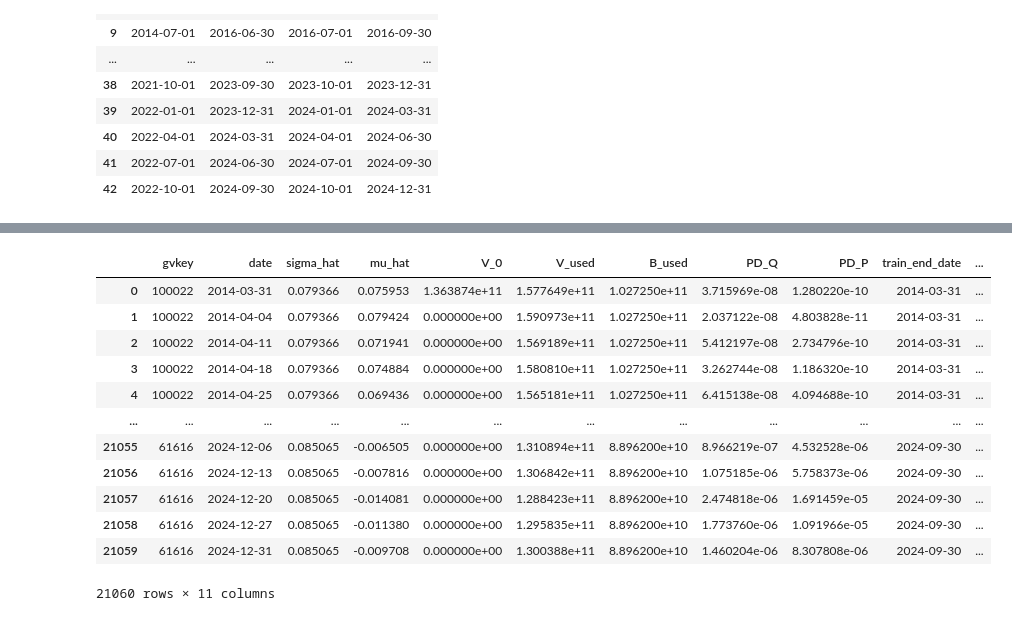
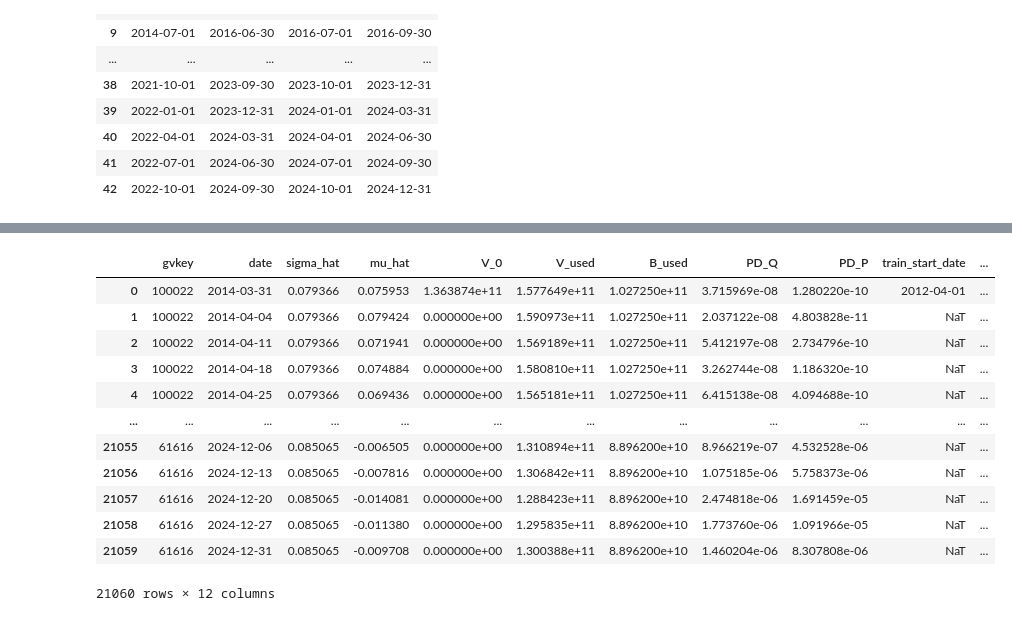
Before and after one commit to keenanveronica/Merton_NIGbayesian, a Jupyter notebook: notebooks_clean/merton_freq.ipynb, the cells around one changed output, grey strips where cells are left out. Drawn from its saved outputs; the diff is of its cells as text; code cells hidden in the pictures.

```diff
--- a/notebooks_clean/merton_freq.ipynb
+++ b/notebooks_clean/merton_freq.ipynb
@@ -587,6 +535,8 @@ for df_ in [roll_summary_df, roll_weekly_is_df, roll_weekly_oos_df]:
         df_["gvkey"] = df_["gvkey"].astype(str)
     if "date" in df_.columns:
         df_["date"] = pd.to_datetime(df_["date"])
+    if "train_start" in df_.columns:
+        df_["train_start"] = pd.to_datetime(df_["train_start"])
     if "train_end" in df_.columns:
         df_["train_end"] = pd.to_datetime(df_["train_end"])
 
@@ -622,7 +572,8 @@ train_end_rows = pd.DataFrame({
     "B_used": te["B_end"].astype(float),
     "PD_Q": te["PD_Q_1y_is"].astype(float),
     "PD_P": te["PD_P_1y_is"].astype(float),
-    "train_end_date": pd.to_datetime(te["train_end"]),   # <-- added
+    "train_start_date": pd.to_datetime(te["train_start"]),
+    "train_end_date": pd.to_datetime(te["train_end"]),
     "training_end": 1,
 })
 
@@ -638,48 +589,48 @@ oos = roll_weekly_oos_df.copy()
 oos_rows = pd.DataFrame({
     "gvkey": oos["gvkey"].astype(str),
     "date": pd.to_datetime(oos["date"]),
     "sigma_hat": oos["sigma_hat"].astype(float),
     "mu_hat": oos["mu_hat_oos_expanding"].astype(float),
     "V_0": 0.0,
     "V_used": oos["V_hat_oos"].astype(float),
     "B_used": oos["B_used"].astype(float),
     "PD_Q": oos["PD_Q_1y_oos"].astype(float),
     "PD_P": oos["PD_P_1y_oos"].astype(float),
-    "train_end_date": pd.to_datetime(oos["train_end"]),  # <-- added
+    "train_end_date": pd.to_datetime(oos["train_end"]),
     "training_end": 0,
 })
 
 # Combine
 final_df = pd.concat([train_end_rows, oos_rows], ignore_index=True)
 
 final_df = (
     final_df.sort_values(["gvkey", "date", "training_end"], ascending=[True, True, False])
             .drop_duplicates(subset=["gvkey", "date"], keep="first")
             .sort_values(["gvkey", "date"])
             .reset_index(drop=True)
 )
 
 final_df["training_end"] = final_df["training_end"].astype(int)
 
 final_df = final_df[
-    ["gvkey","date","sigma_hat","mu_hat","V_0","V_used","B_used","PD_Q","PD_P","train_end_date","training_end"]
+    ["gvkey","date","sigma_hat","mu_hat","V_0","V_used","B_used","PD_Q","PD_P","train_start_date","train_end_date","training_end"]
 ]
 
 final_df
 # %% [output]
-|  | gvkey | date | sigma_hat | mu_hat | V_0 | V_used | B_used | PD_Q | PD_P | train_end_date | ... |
-| 0 | 100022 | 2014-03-31 | 0.079366 | 0.075953 | 1.363874e+11 | 1.577649e+11 | 1.027250e+11 | 3.715969e-08 | 1.280220e-10 | 2014-03-31 | ... |
-| 1 | 100022 | 2014-04-04 | 0.079366 | 0.079424 | 0.000000e+00 | 1.590973e+11 | 1.027250e+11 | 2.037122e-08 | 4.803828e-11 | 2014-03-31 | ... |
-| 2 | 100022 | 2014-04-11 | 0.079366 | 0.071941 | 0.000000e+00 | 1.569189e+11 | 1.027250e+11 | 5.412197e-08 | 2.734796e-10 | 2014-03-31 | ... |
-| 3 | 100022 | 2014-04-18 | 0.079366 | 0.074884 | 0.000000e+00 | 1.580810e+11 | 1.027250e+11 | 3.262744e-08 | 1.186320e-10 | 2014-03-31 | ... |
-| 4 | 100022 | 2014-04-25 | 0.079366 | 0.069436 | 0.000000e+00 | 1.565181e+11 | 1.027250e+11 | 6.415138e-08 | 4.094688e-10 | 2014-03-31 | ... |
+|  | gvkey | date | sigma_hat | mu_hat | V_0 | V_used | B_used | PD_Q | PD_P | train_start_date | ... |
+| 0 | 100022 | 2014-03-31 | 0.079366 | 0.075953 | 1.363874e+11 | 1.577649e+11 | 1.027250e+11 | 3.715969e-08 | 1.280220e-10 | 2012-04-01 | ... |
+| 1 | 100022 | 2014-04-04 | 0.079366 | 0.079424 | 0.000000e+00 | 1.590973e+11 | 1.027250e+11 | 2.037122e-08 | 4.803828e-11 | NaT | ... |
+| 2 | 100022 | 2014-04-11 | 0.079366 | 0.071941 | 0.000000e+00 | 1.569189e+11 | 1.027250e+11 | 5.412197e-08 | 2.734796e-10 | NaT | ... |
+| 3 | 100022 | 2014-04-18 | 0.079366 | 0.074884 | 0.000000e+00 | 1.580810e+11 | 1.027250e+11 | 3.262744e-08 | 1.186320e-10 | NaT | ... |
+| 4 | 100022 | 2014-04-25 | 0.079366 | 0.069436 | 0.000000e+00 | 1.565181e+11 | 1.027250e+11 | 6.415138e-08 | 4.094688e-10 | NaT | ... |
 | ... | ... | ... | ... | ... | ... | ... | ... | ... | ... | ... | ... |
-| 21055 | 61616 | 2024-12-06 | 0.085065 | -0.006505 | 0.000000e+00 | 1.310894e+11 | 8.896200e+10 | 8.966219e-07 | 4.532528e-06 | 2024-09-30 | ... |
-| 21056 | 61616 | 2024-12-13 | 0.085065 | -0.007816 | 0.000000e+00 | 1.306842e+11 | 8.896200e+10 | 1.075185e-06 | 5.758373e-06 | 2024-09-30 | ... |
-| 21057 | 61616 | 2024-12-20 | 0.085065 | -0.014081 | 0.000000e+00 | 1.288423e+11 | 8.896200e+10 | 2.474818e-06 | 1.691459e-05 | 2024-09-30 | ... |
-| 21058 | 61616 | 2024-12-27 | 0.085065 | -0.011380 | 0.000000e+00 | 1.295835e+11 | 8.896200e+10 | 1.773760e-06 | 1.091966e-05 | 2024-09-30 | ... |
-| 21059 | 61616 | 2024-12-31 | 0.085065 | -0.009708 | 0.000000e+00 | 1.300388e+11 | 8.896200e+10 | 1.460204e-06 | 8.307808e-06 | 2024-09-30 | ... |
+| 21055 | 61616 | 2024-12-06 | 0.085065 | -0.006505 | 0.000000e+00 | 1.310894e+11 | 8.896200e+10 | 8.966219e-07 | 4.532528e-06 | NaT | ... |
+| 21056 | 61616 | 2024-12-13 | 0.085065 | -0.007816 | 0.000000e+00 | 1.306842e+11 | 8.896200e+10 | 1.075185e-06 | 5.758373e-06 | NaT | ... |
+| 21057 | 61616 | 2024-12-20 | 0.085065 | -0.014081 | 0.000000e+00 | 1.288423e+11 | 8.896200e+10 | 2.474818e-06 | 1.691459e-05 | NaT | ... |
+| 21058 | 61616 | 2024-12-27 | 0.085065 | -0.011380 | 0.000000e+00 | 1.295835e+11 | 8.896200e+10 | 1.773760e-06 | 1.091966e-05 | NaT | ... |
+| 21059 | 61616 | 2024-12-31 | 0.085065 | -0.009708 | 0.000000e+00 | 1.300388e+11 | 8.896200e+10 | 1.460204e-06 | 8.307808e-06 | NaT | ... |
-21060 rows × 11 columns
+21060 rows × 12 columns
 # %%
 # save final_df as CSV in the current working directory
 output_path = Path.cwd() / ".." / "data" / "derived"
```
Also changed, not shown: parts of 3 cells of this notebook, 5 other files.
